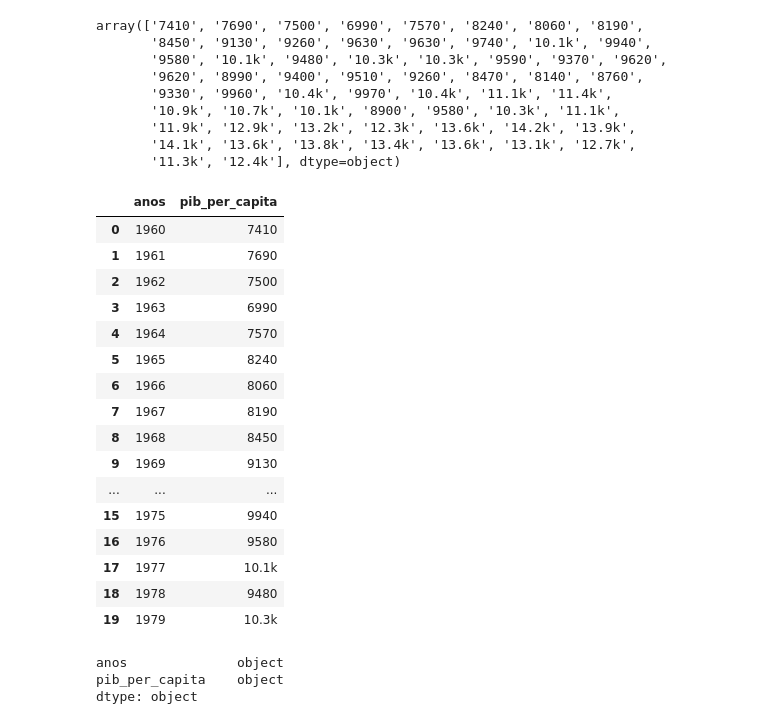
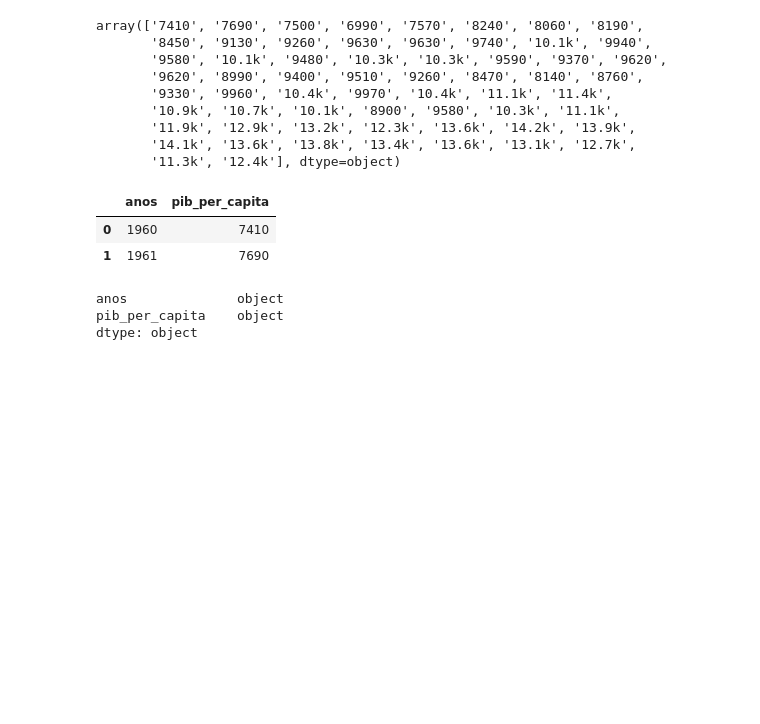
Before and after one commit to josegabrielpadua/PIB-per-capita, a Jupyter notebook: pib_per_capita_machine_learning.ipynb, the cells around one changed output. Drawn from its saved outputs; the diff is of its cells as text; code cells hidden in the pictures; blank space fills up the shorter version.

```diff
--- a/pib_per_capita_machine_learning.ipynb
+++ b/pib_per_capita_machine_learning.ipynb
@@ -105,25 +185,11 @@ array(['7410', '7690', '7500', '6990', '7570', '8240', '8060', '8190',
        '14.1k', '13.6k', '13.8k', '13.4k', '13.6k', '13.1k', '12.7k',
        '11.3k', '12.4k'], dtype=object)
 # %%
-argentina.head(20)
+argentina.head(2)
 # %% [output]
 |  | anos | pib_per_capita |
 | 0 | 1960 | 7410 |
 | 1 | 1961 | 7690 |
-| 2 | 1962 | 7500 |
-| 3 | 1963 | 6990 |
-| 4 | 1964 | 7570 |
-| 5 | 1965 | 8240 |
-| 6 | 1966 | 8060 |
-| 7 | 1967 | 8190 |
-| 8 | 1968 | 8450 |
-| 9 | 1969 | 9130 |
-| ... | ... | ... |
-| 15 | 1975 | 9940 |
-| 16 | 1976 | 9580 |
-| 17 | 1977 | 10.1k |
-| 18 | 1978 | 9480 |
-| 19 | 1979 | 10.3k |
 # %%
 argentina.dtypes
 # %% [output]
```
Also changed, not shown: parts of 25 cells of this notebook.
